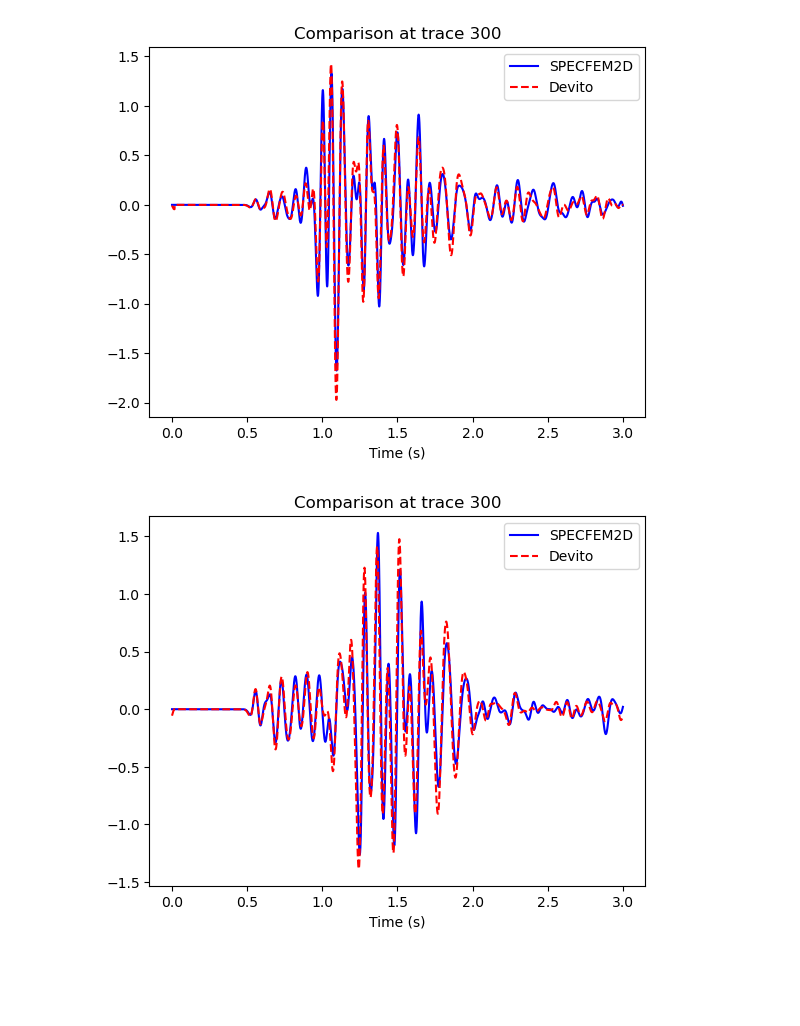
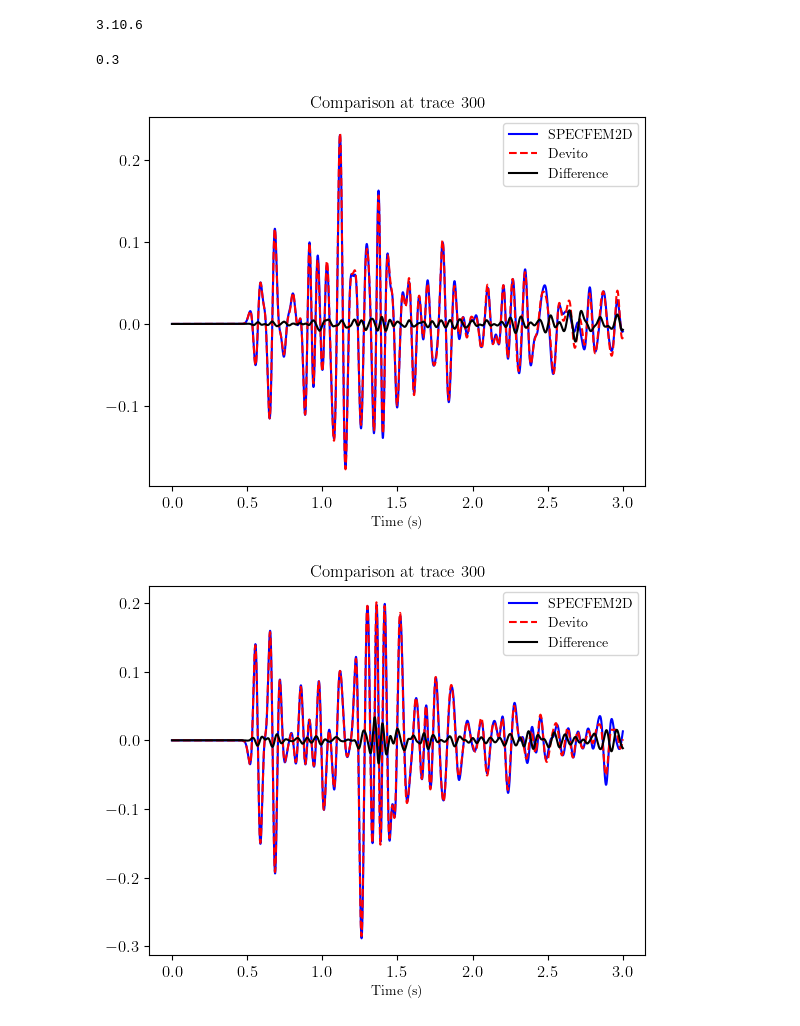
Before and after one commit to Ivanjav/devitocurvilinear, a Jupyter notebook: benchmark/comparison_seam.ipynb, the cells around one changed output. Cells and saved outputs as stored; diff of their text form; code cells hidden in the pictures; blank space fills up the shorter version.

```diff
--- a/benchmark/comparison_seam.ipynb
+++ b/benchmark/comparison_seam.ipynb
@@ -13,0 +31,35 @@ with np.load('../devito_examples/seam/data_devito_seam.npz') as data:
+# %%
+time_specfem = np.arange(vx_specfem.shape[0]) * dt_specfem
+time_devito = np.arange(vx_devito.shape[0]) * dt_devito * 1e-3  # Convert ms to s
+
+# Use time specfem as reference
+# Interpolate Devito data to Specfem time grid using scipy interp
+from scipy.interpolate import interp1d
+
+interp_vx = interp1d(time_devito, vx_devito, axis=0, kind='linear', bounds_error=False,fill_value=0.0)
+interp_vz = interp1d(time_devito, vz_devito, axis=0, kind='linear', bounds_error=False, fill_value=0.0)
+vx_devito_interp = interp_vx(time_specfem)
+vz_devito_interp = interp_vz(time_specfem)
+# Compute time shift in trace at 50m
+from scipy.signal import correlate, correlation_lags
+trace = 200
+corrz = correlate(vz_devito_interp[:, trace], vz_specfem[:, trace], mode='full')
+corrx = correlate(vx_devito_interp[:, trace], vx_specfem[:, trace], mode='full')
+lagsx = correlation_lags(len(vx_devito_interp[:, trace]), len(vx_specfem[:, trace]), mode='full')  # misma longitud que corr
+dtx = time_specfem[1] - time_specfem[0]
+time_shiftx = lagsx[np.argmax(corrx)] * dtx
+lagsz = correlation_lags(len(vz_devito_interp[:, trace]), len(vz_specfem[:, trace]), mode='full')  # misma longitud que corr
+dtz = time_specfem[1] - time_specfem[0]
+time_shiftz = lagsz[np.argmax(corrz)] * dtz
+time_shift = (time_shiftx + time_shiftz) / 2.0
+print(f'Time shift between Devito and Analytic at trace {trace}: {time_shift:.4f} s')
+# Apply time shift
+time_specfem_shifted_x = time_specfem + time_shiftx
+time_specfem_shifted_z = time_specfem + time_shiftz
+vx_devito_interp = interp_vx(time_specfem_shifted_x)
+vz_devito_interp = interp_vz(time_specfem_shifted_z)
+# Trace by trace amplitude correction with dot product (trace by trace)
+amplitude_correction_x = np.sum(vx_specfem * vx_devito_interp, axis=0) / np.sum(vx_devito_interp * vx_devito_interp, axis=0)
+amplitude_correction_z = np.sum(vz_specfem * vz_devito_interp, axis=0) / np.sum(vz_devito_interp * vz_devito_interp, axis=0)
+vx_devito_interp = vx_devito_interp * amplitude_correction_x
+vz_devito_interp = vz_devito_interp * amplitude_correction_z
@@ -25,8 +85 @@ vz_devito_interp = interp_vz(time_specfem)
-# %%
-#Shift devito data in time and scaling amplitude to better match specfem data
-time_shift = 0.017  # seconds
-amplitude_scale = 900
-
-vx_devito_interp = np.roll(vx_devito_interp, int(time_shift / dt_specfem), axis=0) * amplitude_scale * -1
-vz_devito_interp = np.roll(vz_devito_interp, int(time_shift / dt_specfem), axis=0) * amplitude_scale
 # %%
@@ -73,20 +147,30 @@ Text(0.5, 0, 'X (m)')
+# %%
+import matplotlib
+print(matplotlib.__version__)
+# %% [output]
+3.10.6
+# %%
+pczdif
+# %% [output]
+0.3
 # %%
 trace = 300
 plt.plot(time_specfem, vx_specfem[:, trace], label='SPECFEM2D', color='blue')
 plt.plot(time_specfem, vx_devito_interp[:, trace], label='Devito', color='red', linestyle='--')
+plt.plot(time_specfem, vx_devito_interp[:, trace]-vx_specfem[:, trace], label='Difference', color='black')
 plt.xlabel('Time (s)')
 plt.title(f'Comparison at trace {trace}')
 plt.legend()
 plt.show()
 # %% [output]
-[figure, old version]
+[figure, new version]
 # %%
-trace = 300
 plt.plot(time_specfem, vz_specfem[:, trace], label='SPECFEM2D', color='blue')
 plt.plot(time_specfem, vz_devito_interp[:, trace], label='Devito', color='red', linestyle='--')
+plt.plot(time_specfem, vz_devito_interp[:, trace]-vz_specfem[:, trace], label='Difference', color='black')
 plt.xlabel('Time (s)')
 plt.title(f'Comparison at trace {trace}')
 plt.legend()
 plt.show()
 # %% [output]
-[figure, old version]
+[figure, new version]
```
Also changed, not shown: parts of 8 cells of this notebook, 2 other files.
